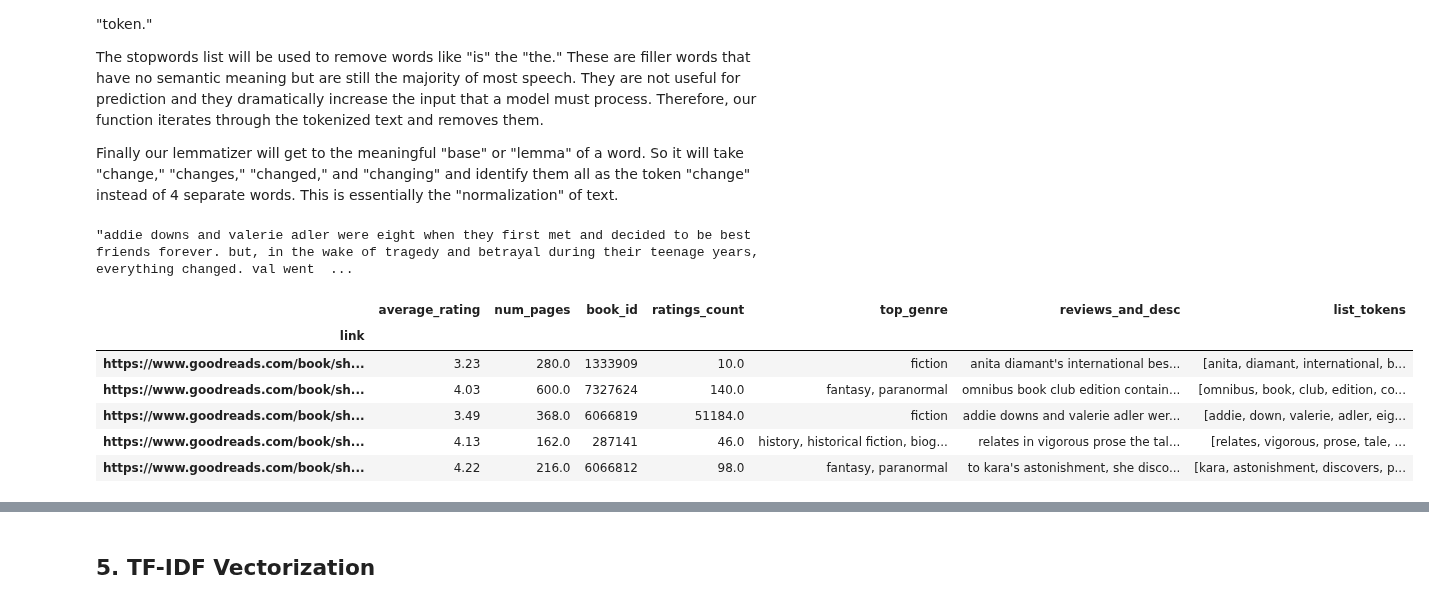
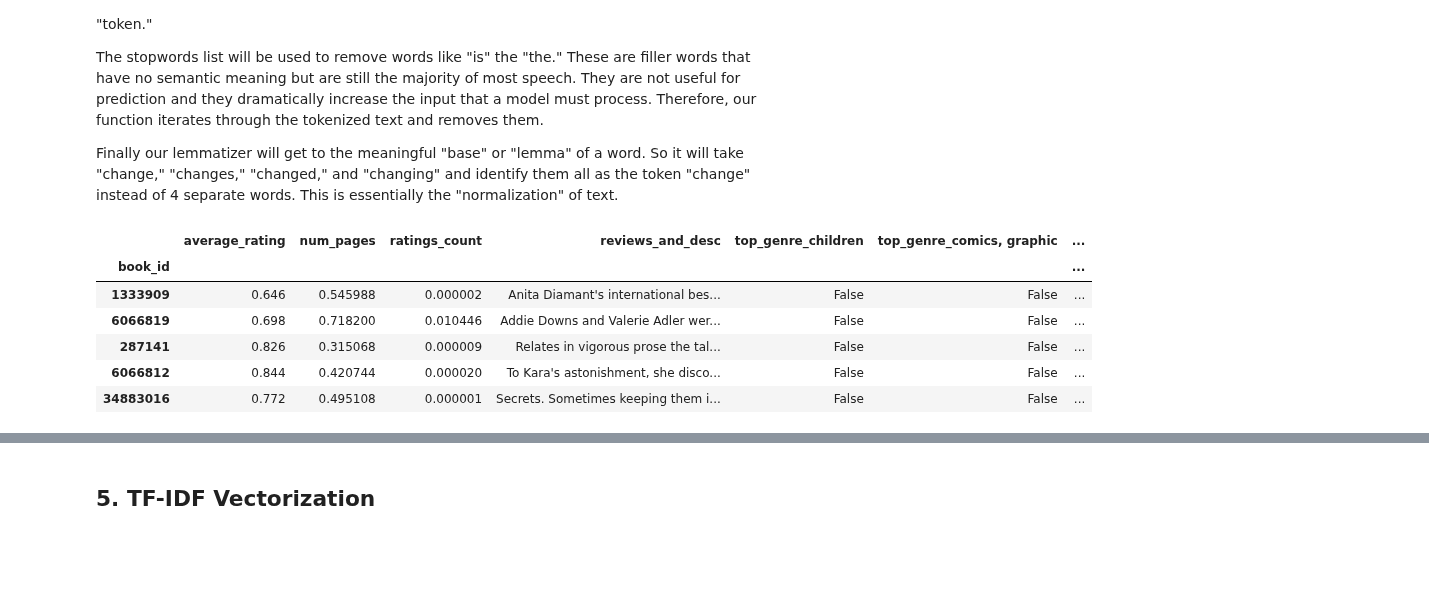
Before and after one commit to shelleylwang/goodreads-recommendations, a Jupyter notebook: Content_Based.ipynb, the cells around one changed output, grey strips where cells are left out. Saved outputs shown, nothing was run; the diff lists cells and outputs as text; code cells hidden in the pictures; blank space fills up the shorter version.

```diff
--- a/Content_Based.ipynb
+++ b/Content_Based.ipynb
@@ -249,3 +251,6 @@ reviews_scaled.head()
 reviews_scaled.drop(columns=['link'], inplace=True)
 # %% [markdown]
 ## 3. One-Hot Encoding Genres
+# %%
+reviews_scaled_ohe = pd.get_dummies(reviews_scaled, columns=['top_genre'])
+reviews_scaled_ohe.head()
@@ -261,40 +274,31 @@ The tokenizer will use a regex pattern to turn all words that are at least 3 let
 The stopwords list will be used to remove words like "is" the "the." These are filler words that have no semantic meaning but are still the majority of most speech. They are not useful for prediction and they dramatically increase the input that a model must process. Therefore, our function iterates through the tokenized text and removes them.
 
 Finally our lemmatizer will get to the meaningful "base" or "lemma" of a word. So it will take "change," "changes," "changed," and "changing" and identify them all as the token "change" instead of 4 separate words. This is essentially the "normalization" of text.
-# %%
-# Lower casing
-reviews['reviews_and_desc']= reviews['reviews_and_desc'].apply(lambda x: x.lower())
-reviews['reviews_and_desc'][2]
-# %% [output]
-"addie downs and valerie adler were eight when they first met and decided to be best friends forever. but, in the wake of tragedy and betrayal during their teenage years, everything changed. val went  ...
 # %%
 tokenizer = RegexpTokenizer(r"(?u)\w{3,}") # This pattern finds words that are at least 3 letters long
 stopwords = stopwords.words("english")
 lemmatizer = WordNetLemmatizer()
 
-def preprocessing(text, tokenizer, stopwords, lemmatizer):
+def preprocessing(text):
     # Tokenize
-    tokens = tokenizer.tokenize(text)
+    tokens = tokenizer.tokenize(text.lower())
 
-    # Remove stopwords
-    tokens = [token for token in tokens if token not in stopwords]
+    # Remove stopwords and lemmatize
+    tokens = [lemmatizer.lemmatize(token) for token in tokens if token not in stopwords]
 
-    # Lemmatize
-    tokens = [lemmatizer.lemmatize(token) for token in tokens]
-
-
-    return tokens
+    return ' '.join(tokens)
 # %%
 # Apply the preprocessing function to the 'Text' column
-reviews_nlp = reviews.copy()
-reviews_nlp['list_tokens'] = reviews_nlp['reviews_and_desc'].apply(lambda x: preprocessing(x, tokenizer, stopwords, lemmatizer))
+# This took 20 mins
+reviews_nlp = reviews_scaled_ohe.copy()
+reviews_nlp['tokens'] = reviews_nlp['reviews_and_desc'].apply(preprocessing)
 reviews_nlp.head()
 # %% [output]
-|  | average_rating | num_pages | book_id | ratings_count | top_genre | reviews_and_desc | list_tokens |
-| link |  |  |  |  |  |  |  |
-| https://www.goodreads.com/book/sh... | 3.23 | 280.0 | 1333909 | 10.0 | fiction | anita diamant's international bes... | [anita, diamant, international, b... |
-| https://www.goodreads.com/book/sh... | 4.03 | 600.0 | 7327624 | 140.0 | fantasy, paranormal | omnibus book club edition contain... | [omnibus, book, club, edition, co... |
-| https://www.goodreads.com/book/sh... | 3.49 | 368.0 | 6066819 | 51184.0 | fiction | addie downs and valerie adler wer... | [addie, down, valerie, adler, eig... |
-| https://www.goodreads.com/book/sh... | 4.13 | 162.0 | 287141 | 46.0 | history, historical fiction, biog... | relates in vigorous prose the tal... | [relates, vigorous, prose, tale, ... |
-| https://www.goodreads.com/book/sh... | 4.22 | 216.0 | 6066812 | 98.0 | fantasy, paranormal | to kara's astonishment, she disco... | [kara, astonishment, discovers, p... |
+|  | average_rating | num_pages | ratings_count | reviews_and_desc | top_genre_children | top_genre_comics, graphic | ... |
+| book_id |  |  |  |  |  |  | ... |
+| 1333909 | 0.646 | 0.545988 | 0.000002 | Anita Diamant's international bes... | False | False | ... |
+| 6066819 | 0.698 | 0.718200 | 0.010446 | Addie Downs and Valerie Adler wer... | False | False | ... |
+| 287141 | 0.826 | 0.315068 | 0.000009 | Relates in vigorous prose the tal... | False | False | ... |
+| 6066812 | 0.844 | 0.420744 | 0.000020 | To Kara's astonishment, she disco... | False | False | ... |
+| 34883016 | 0.772 | 0.495108 | 0.000001 | Secrets. Sometimes keeping them i... | False | False | ... |
 # %%
```
Also changed, not shown: parts of 31 cells of this notebook.
